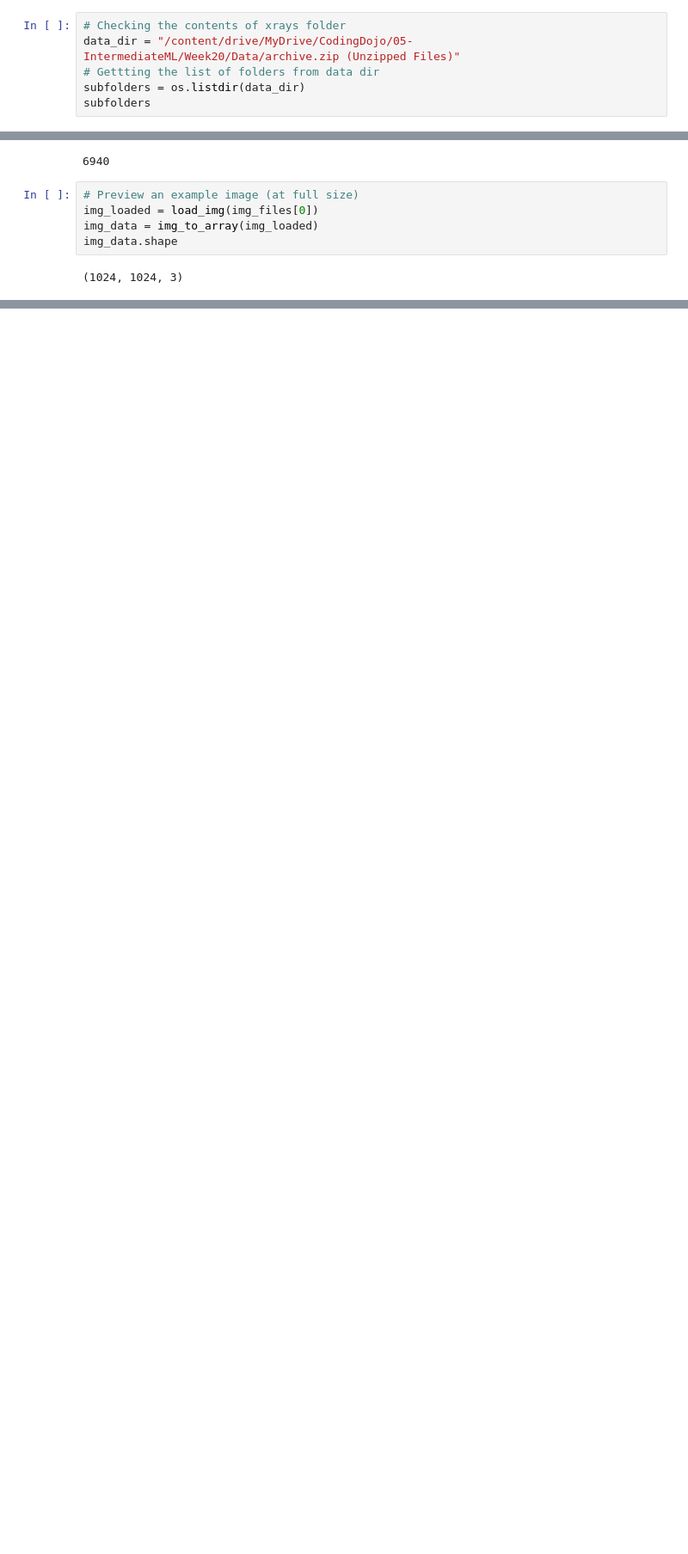
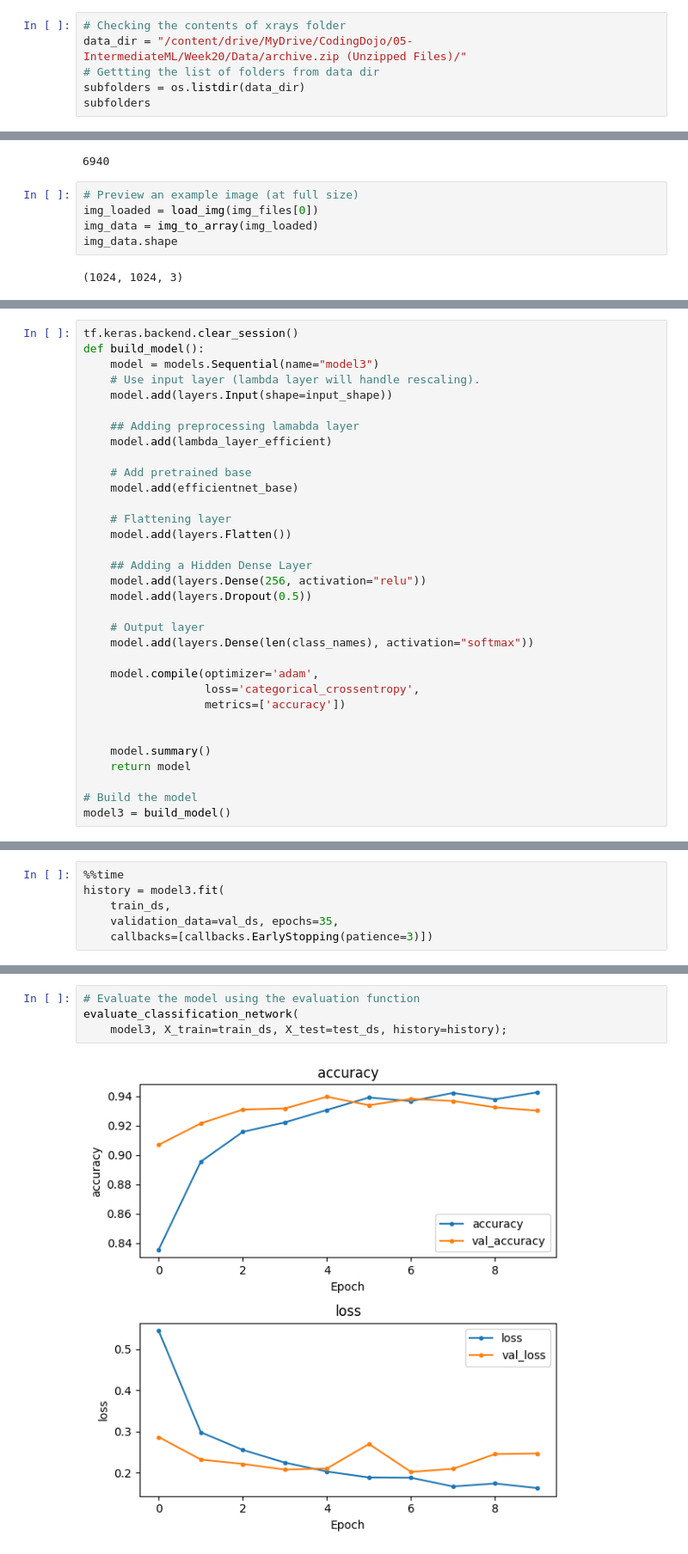
Before and after one commit to dimLMT/ML-assignment, a Jupyter notebook: Image_Classification_(Core).ipynb, the cells around one changed output, grey strips where cells are left out. Shown at 86% size. Cells and saved outputs as stored; diff of their text form; blank space fills up the shorter version.

```diff
--- a/Image_Classification_(Core).ipynb
+++ b/Image_Classification_(Core).ipynb
@@ -13,6 +12,6 @@ from tensorflow.keras.utils import to_categorical
 # %%
 # Checking the contents of xrays folder
-data_dir = "/content/drive/MyDrive/CodingDojo/05-IntermediateML/Week20/Data/archive.zip (Unzipped Files)"
+data_dir = "/content/drive/MyDrive/CodingDojo/05-IntermediateML/Week20/Data/archive.zip (Unzipped Files)/"
 # Gettting the list of folders from data dir
 subfolders = os.listdir(data_dir)
 subfolders
@@ -49,0 +646,33 @@ tf.random.set_seed(42)
+# %%
+tf.keras.backend.clear_session()
+def build_model():
+    model = models.Sequential(name="model3")
+    # Use input layer (lambda layer will handle rescaling).
+    model.add(layers.Input(shape=input_shape))
+
+    ## Adding preprocessing lamabda layer
+    model.add(lambda_layer_efficient)
+
+    # Add pretrained base
+    model.add(efficientnet_base)
+
+    # Flattening layer
+    model.add(layers.Flatten())
+
+    ## Adding a Hidden Dense Layer
+    model.add(layers.Dense(256, activation="relu"))
+    model.add(layers.Dropout(0.5))
+
+    # Output layer
+    model.add(layers.Dense(len(class_names), activation="softmax"))
+
+    model.compile(optimizer='adam',
+                  loss='categorical_crossentropy',
+                  metrics=['accuracy'])
+
+
+    model.summary()
+    return model
+
+# Build the model
+model3 = build_model()
@@ -49,0 +697,6 @@ tf.random.set_seed(42)
+# %%
+%%time
+history = model3.fit(
+    train_ds,
+    validation_data=val_ds, epochs=35,
+    callbacks=[callbacks.EarlyStopping(patience=3)])
@@ -49,0 +721,6 @@ tf.random.set_seed(42)
+# %%
+# Evaluate the model using the evaluation function
+evaluate_classification_network(
+    model3, X_train=train_ds, X_test=test_ds, history=history);
+# %% [output]
+[figure, added]
```
Also changed, not shown: parts of 30 cells of this notebook.
